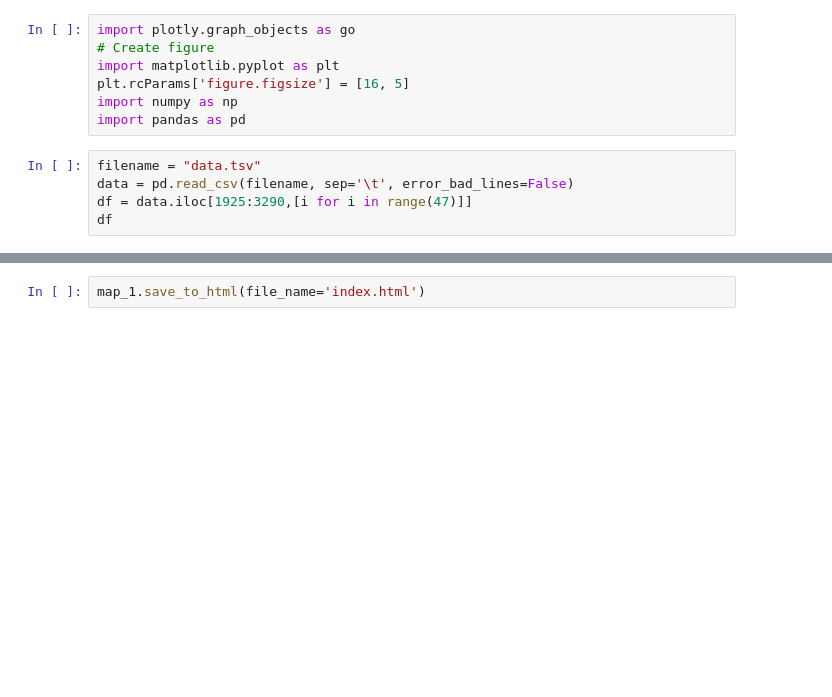
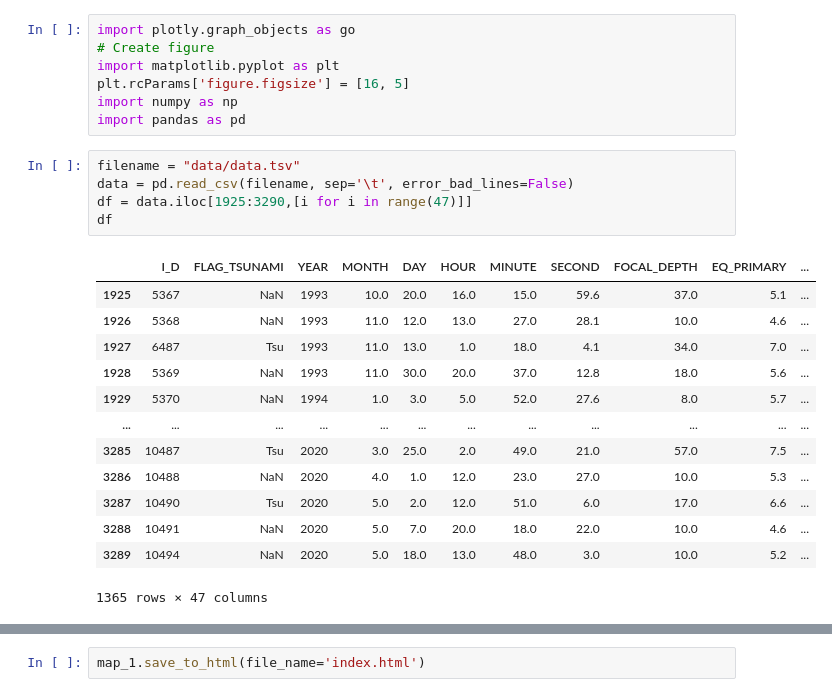
Before and after one commit to linynjosh/earthquake-vis, a Jupyter notebook: Earthquakes Analysis.ipynb, the cells around one changed output, grey strips where cells are left out. Saved outputs shown, nothing was run; the diff lists cells and outputs as text; blank space fills up the shorter version.

Commit message:
formatting data and generating html for hosting

```diff
--- a/Earthquakes Analysis.ipynb
+++ b/Earthquakes Analysis.ipynb
@@ -6,10 +6,24 @@ plt.rcParams['figure.figsize'] = [16, 5]
 import numpy as np
 import pandas as pd
 # %%
-filename = "data.tsv"
+filename = "data/data.tsv"
 data = pd.read_csv(filename, sep='\t', error_bad_lines=False)
 df = data.iloc[1925:3290,[i for i in range(47)]]
 df
+# %% [output]
+|  | I_D | FLAG_TSUNAMI | YEAR | MONTH | DAY | HOUR | MINUTE | SECOND | FOCAL_DEPTH | EQ_PRIMARY | ... |
+| 1925 | 5367 | NaN | 1993 | 10.0 | 20.0 | 16.0 | 15.0 | 59.6 | 37.0 | 5.1 | ... |
+| 1926 | 5368 | NaN | 1993 | 11.0 | 12.0 | 13.0 | 27.0 | 28.1 | 10.0 | 4.6 | ... |
+| 1927 | 6487 | Tsu | 1993 | 11.0 | 13.0 | 1.0 | 18.0 | 4.1 | 34.0 | 7.0 | ... |
+| 1928 | 5369 | NaN | 1993 | 11.0 | 30.0 | 20.0 | 37.0 | 12.8 | 18.0 | 5.6 | ... |
+| 1929 | 5370 | NaN | 1994 | 1.0 | 3.0 | 5.0 | 52.0 | 27.6 | 8.0 | 5.7 | ... |
+| ... | ... | ... | ... | ... | ... | ... | ... | ... | ... | ... | ... |
+| 3285 | 10487 | Tsu | 2020 | 3.0 | 25.0 | 2.0 | 49.0 | 21.0 | 57.0 | 7.5 | ... |
+| 3286 | 10488 | NaN | 2020 | 4.0 | 1.0 | 12.0 | 23.0 | 27.0 | 10.0 | 5.3 | ... |
+| 3287 | 10490 | Tsu | 2020 | 5.0 | 2.0 | 12.0 | 51.0 | 6.0 | 17.0 | 6.6 | ... |
+| 3288 | 10491 | NaN | 2020 | 5.0 | 7.0 | 20.0 | 18.0 | 22.0 | 10.0 | 4.6 | ... |
+| 3289 | 10494 | NaN | 2020 | 5.0 | 18.0 | 13.0 | 48.0 | 3.0 | 10.0 | 5.2 | ... |
+1365 rows × 47 columns
 # %%
 df.columns.values
 df1 = df[['I_D',
```
Also changed, not shown: parts of 16 cells of this notebook, 5 other files.
